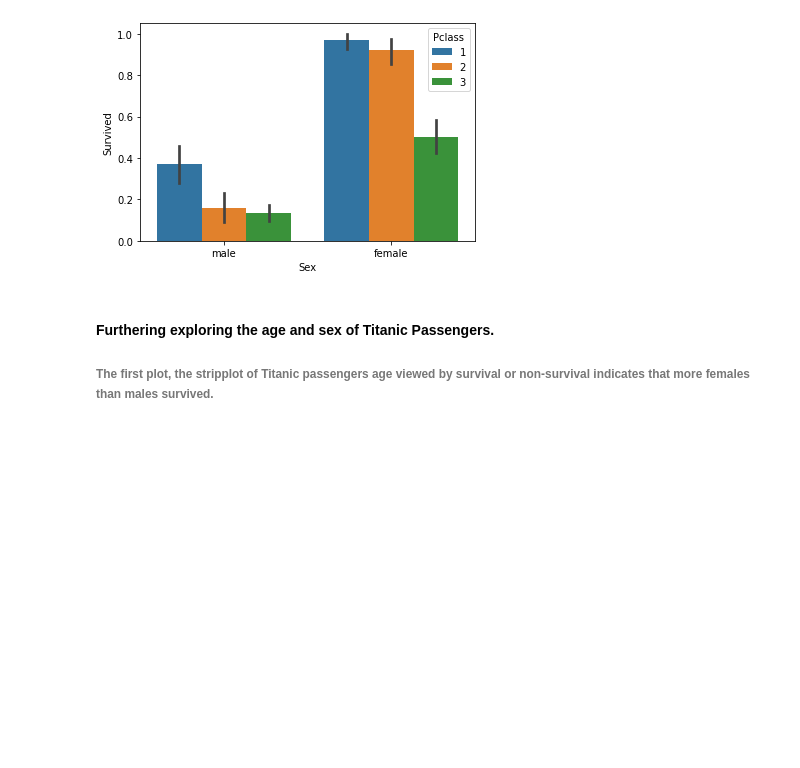
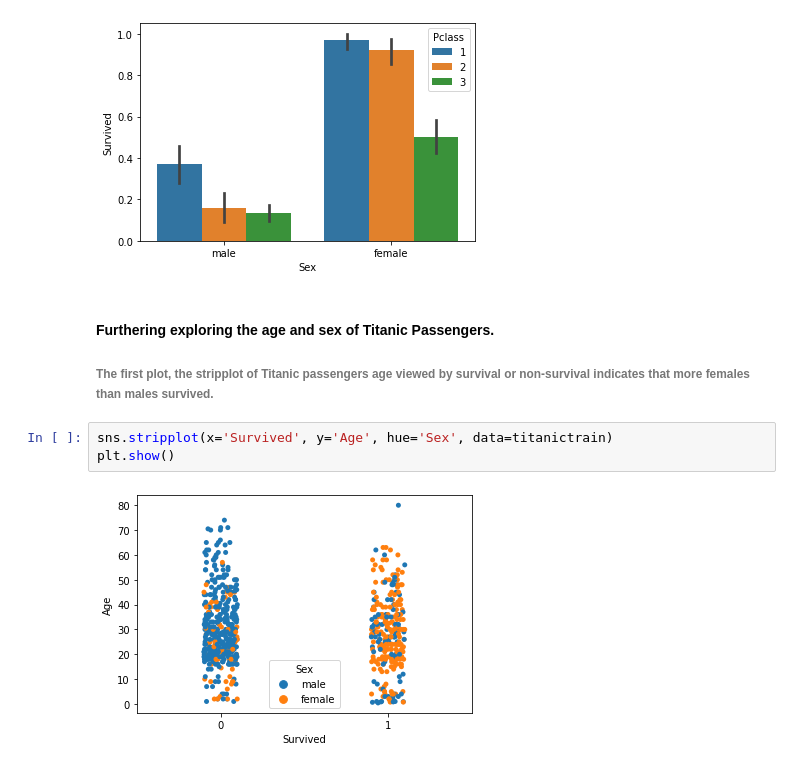
Before and after one commit to Thop2/TitanicSurvivalPrediction, a Jupyter notebook: TitanicEDA.ipynb, the cells around one changed output. Cells and saved outputs as stored; diff of their text form; blank space fills up the shorter version.

```diff
--- a/TitanicEDA.ipynb
+++ b/TitanicEDA.ipynb
@@ -133,3 +133,8 @@ sns.barplot(x='Sex', y='Survived', hue='Pclass', data=titanictrain)
 # %% [markdown]
 #### Furthering exploring the age and sex of Titanic Passengers.
 ###### The first plot, the stripplot of Titanic passengers age viewed by survival or non-survival indicates that more females than males survived.
+# %%
+sns.stripplot(x='Survived', y='Age', hue='Sex', data=titanictrain)
+plt.show()
+# %% [output]
+[figure, added]
```
Also changed, not shown: parts of 2 cells of this notebook.
